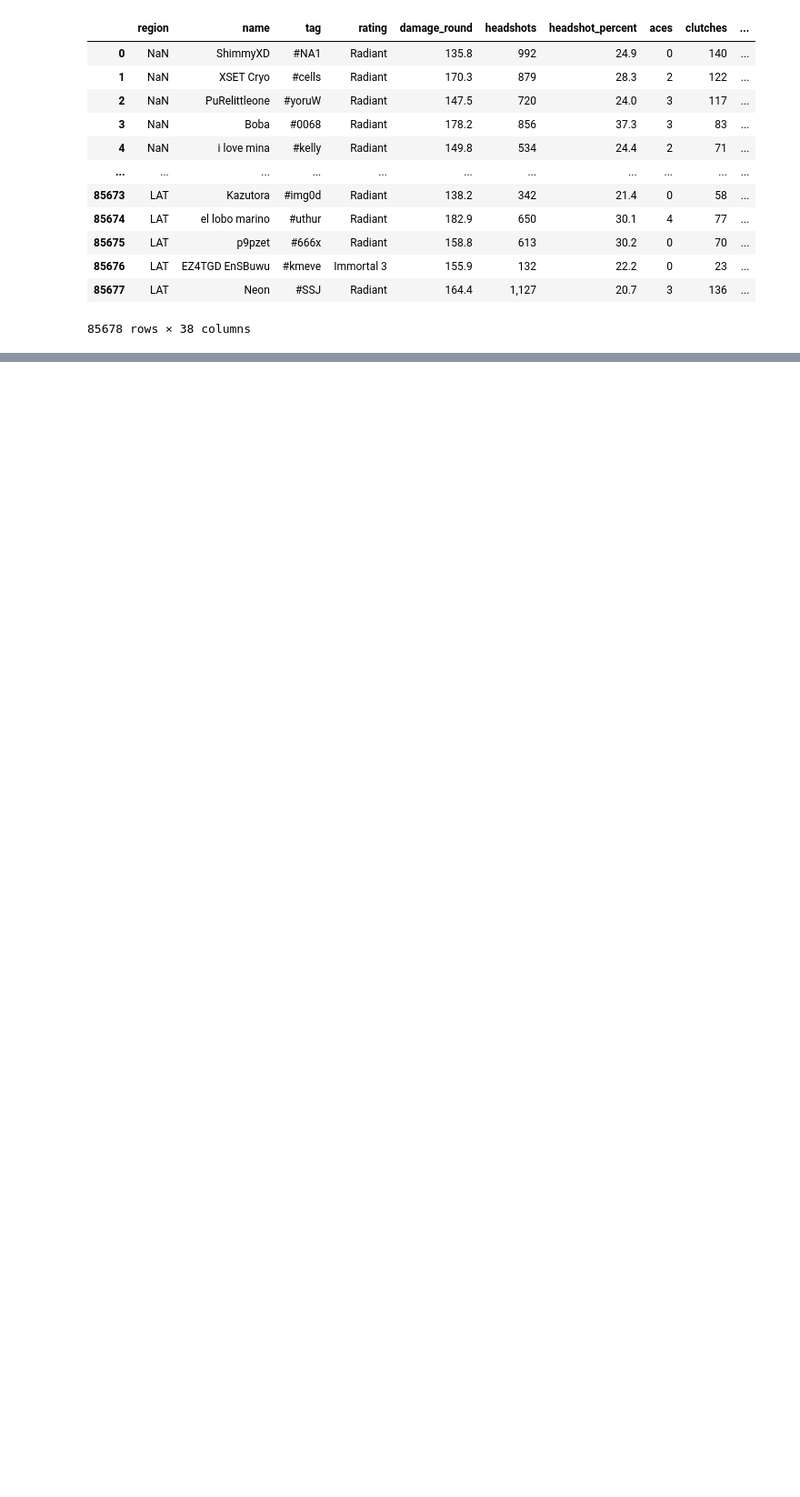
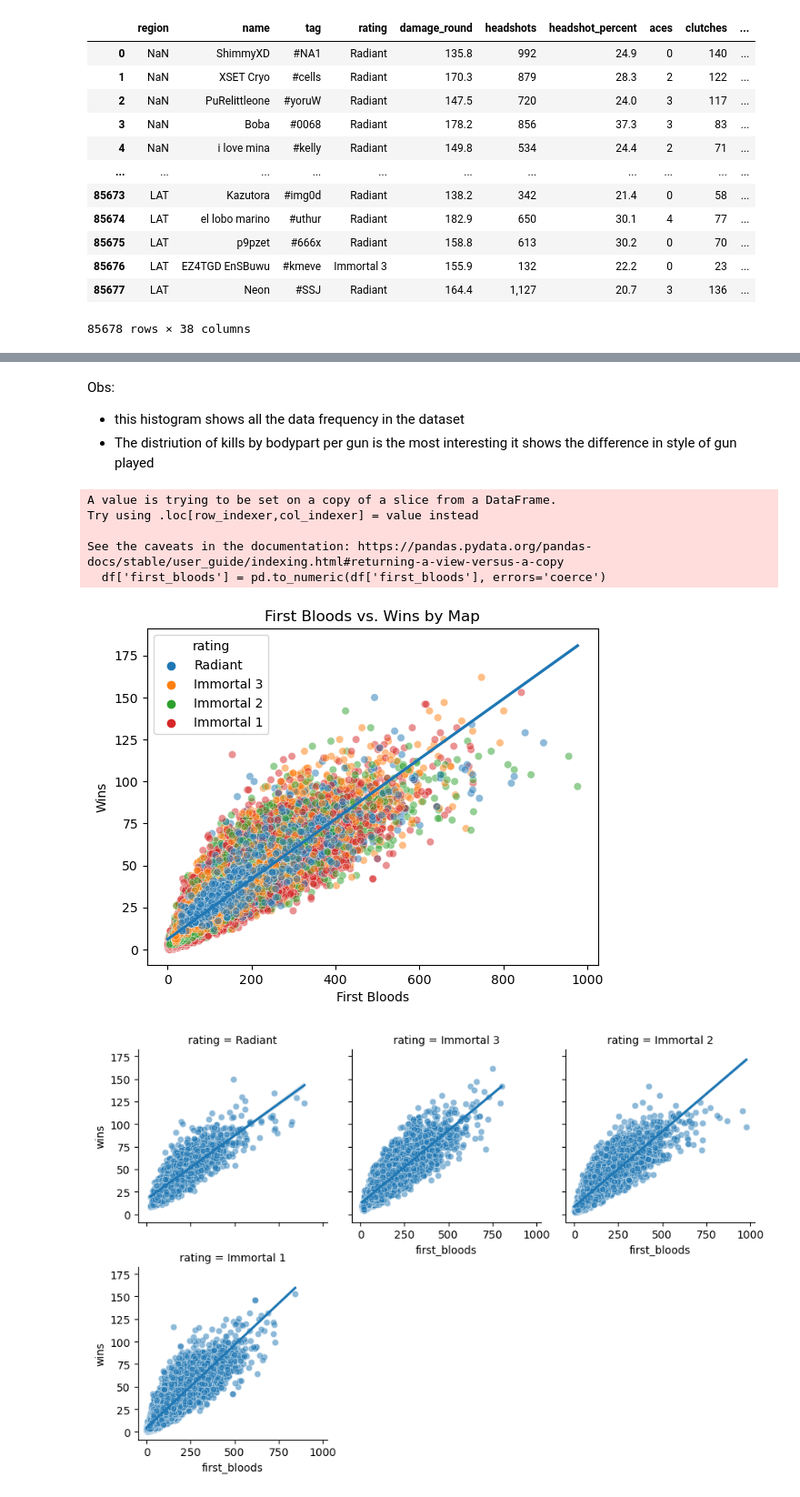
Before and after one commit to ubco-W2022T2-data301/project-group-group64, a Jupyter notebook: analysis/analysis1.ipynb, the cells around one changed output, grey strips where cells are left out. Shown at 91% size. Saved outputs shown, nothing was run; the diff lists cells and outputs as text; code cells hidden in the pictures; blank space fills up the shorter version.

```diff
--- a/analysis/analysis1.ipynb
+++ b/analysis/analysis1.ipynb
@@ -30,0 +173,33 @@ df
+# %% [markdown]
+Obs:
+* this histogram shows all the data frequency in the dataset
+* The distriution of kills by bodypart per gun is the most interesting it shows the difference in style of gun played
+# %%
+# create a scatter plot of first_bloods vs. wins, color-coded by rating
+df['first_bloods'] = pd.to_numeric(df['first_bloods'], errors='coerce')
+
+sns.scatterplot(x='first_bloods', y='wins', hue='rating', data=df, alpha=0.5)
+
+# add a regression line to the plot
+sns.regplot(x='first_bloods', y='wins', data=df, scatter=False)
+
+# set the plot title and axis labels
+plt.title('First Bloods vs. Wins by Map')
+plt.xlabel('First Bloods')
+plt.ylabel('Wins')
+
+# split the plot into subplots based on rating
+g = sns.FacetGrid(df, col='rating', col_wrap=3)
+g.map(sns.scatterplot, 'first_bloods', 'wins', alpha=0.5)
+g.map(sns.regplot, 'first_bloods', 'wins', scatter=False)
+
+# show the plot
+plt.show()
+# %% [output]
+A value is trying to be set on a copy of a slice from a DataFrame.
+Try using .loc[row_indexer,col_indexer] = value instead
+
+See the caveats in the documentation: https://pandas.pydata.org/pandas-docs/stable/user_guide/indexing.html#returning-a-view-versus-a-copy
+  df['first_bloods'] = pd.to_numeric(df['first_bloods'], errors='coerce')
+[figure, added]
+[figure, added]
```
Also changed, not shown: parts of 14 cells of this notebook.
